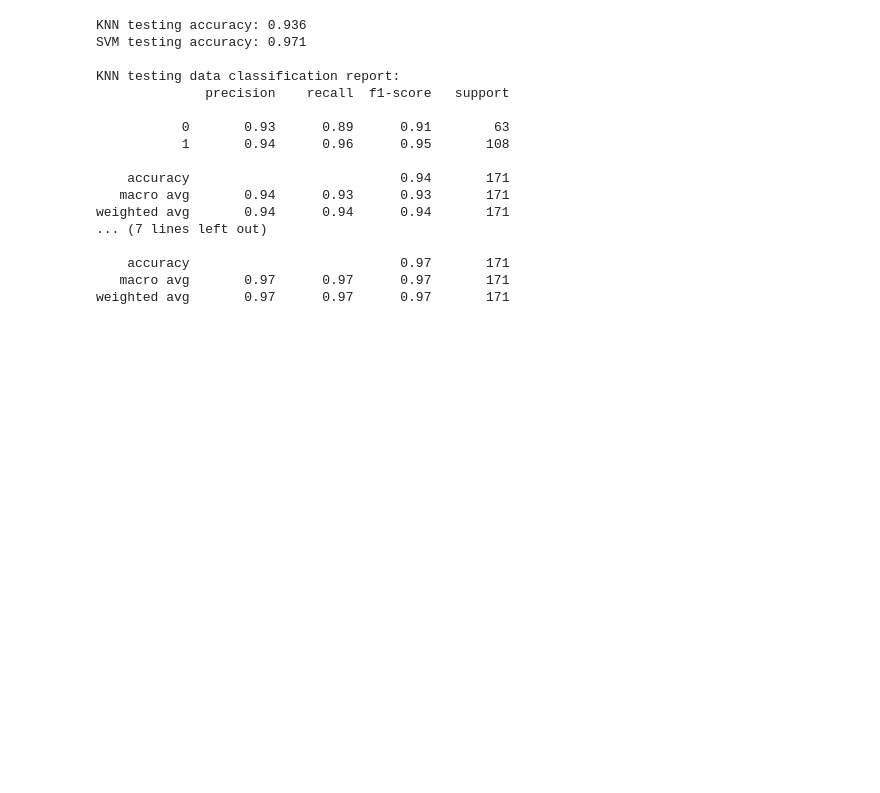
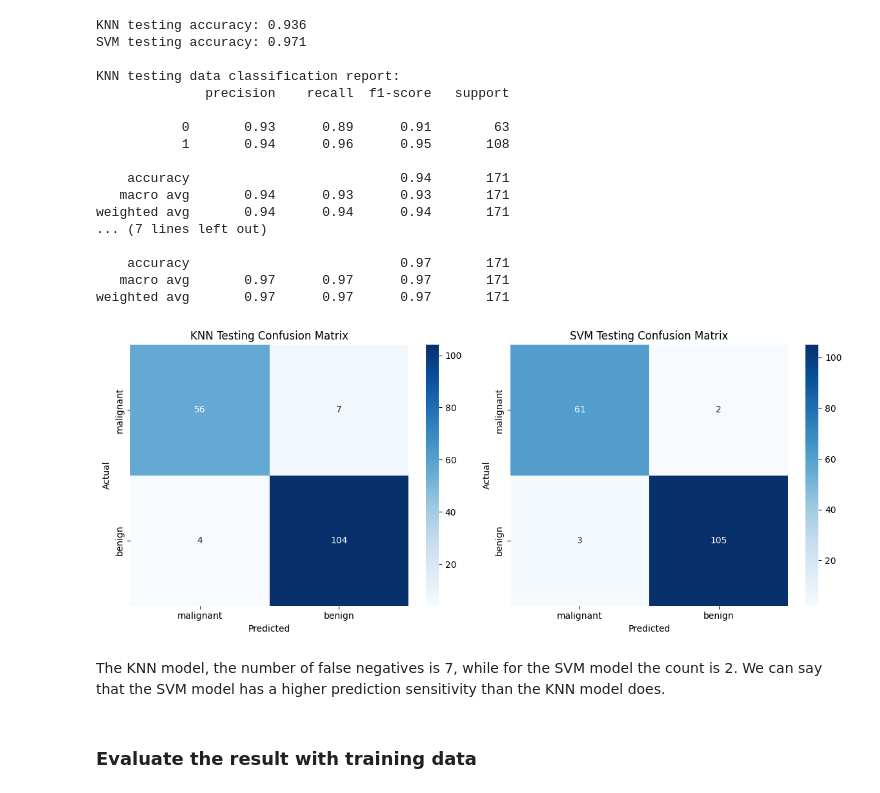
Before and after one commit to Helia-Karisani/evaluating-classification-models, a Jupyter notebook: evaluating-classification-models.ipynb, the cells around one changed output. Drawn from its saved outputs; the diff is of its cells as text; code cells hidden in the pictures; blank space fills up the shorter version.

```diff
--- a/evaluating-classification-models.ipynb
+++ b/evaluating-classification-models.ipynb
@@ -203,3 +203,30 @@ weighted avg       0.94      0.94      0.94       171
     accuracy                           0.97       171
    macro avg       0.97      0.97      0.97       171
 weighted avg       0.97      0.97      0.97       171
+# %%
+# confusion matrix
+
+conf_matrix_knn = confusion_matrix(y_test, y_pred_knn)
+conf_matrix_svm = confusion_matrix(y_test, y_pred_svm)
+fig, axes = plt.subplots(1, 2, figsize=(12, 5))
+sns.heatmap(conf_matrix_knn, annot=True, cmap='Blues', fmt='d', ax=axes[0],
+            xticklabels=labels, yticklabels=labels)
+
+axes[0].set_title('KNN Testing Confusion Matrix')
+axes[0].set_xlabel('Predicted')
+axes[0].set_ylabel('Actual')
+
+sns.heatmap(conf_matrix_svm, annot=True, cmap='Blues', fmt='d', ax=axes[1],
+            xticklabels=labels, yticklabels=labels)
+axes[1].set_title('SVM Testing Confusion Matrix')
+axes[1].set_xlabel('Predicted')
+axes[1].set_ylabel('Actual')
+
+plt.tight_layout()
+plt.show()
+# %% [output]
+[figure, added]
+# %% [markdown]
+The KNN model, the number of false negatives is 7, while for the SVM model the count is 2. We can say that the SVM model has a higher prediction sensitivity than the KNN model does.
+# %% [markdown]
+### Evaluate the result with training data
```
Also changed, not shown: parts of 3 cells of this notebook.
